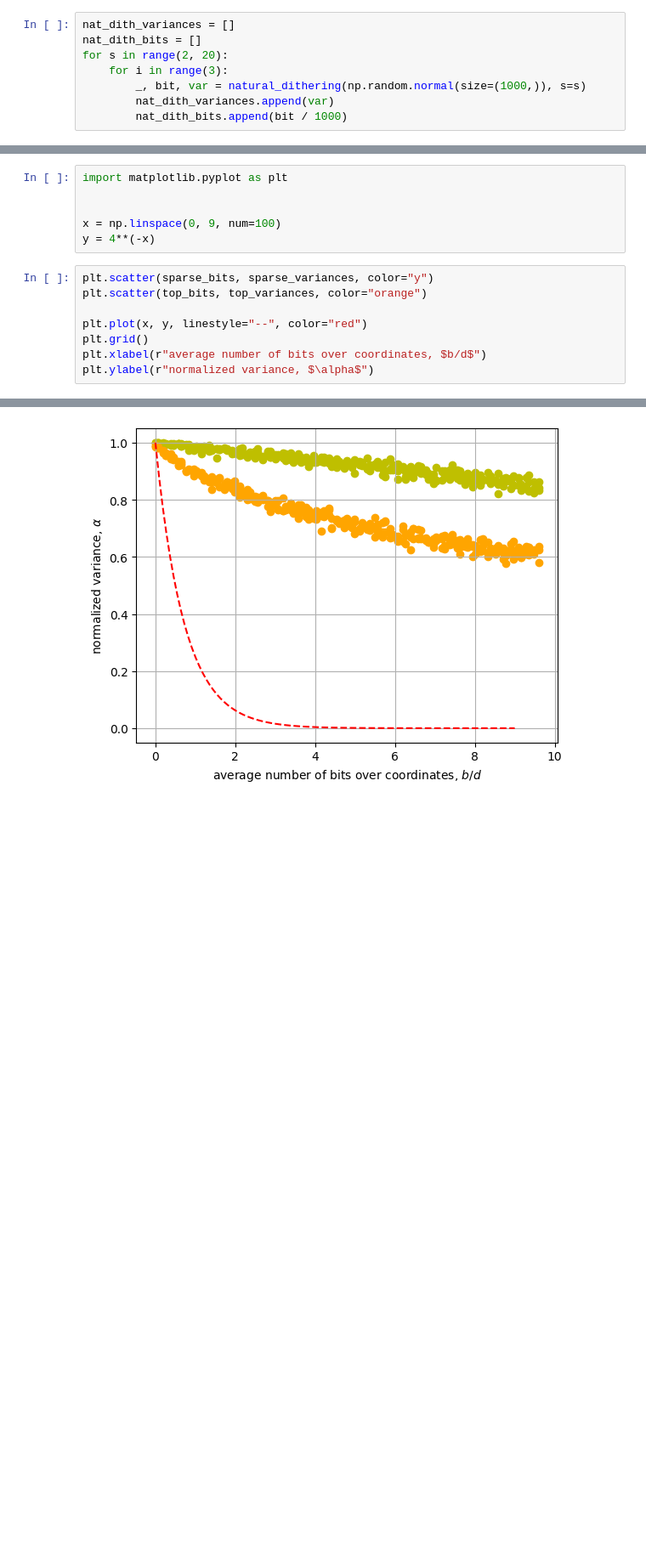
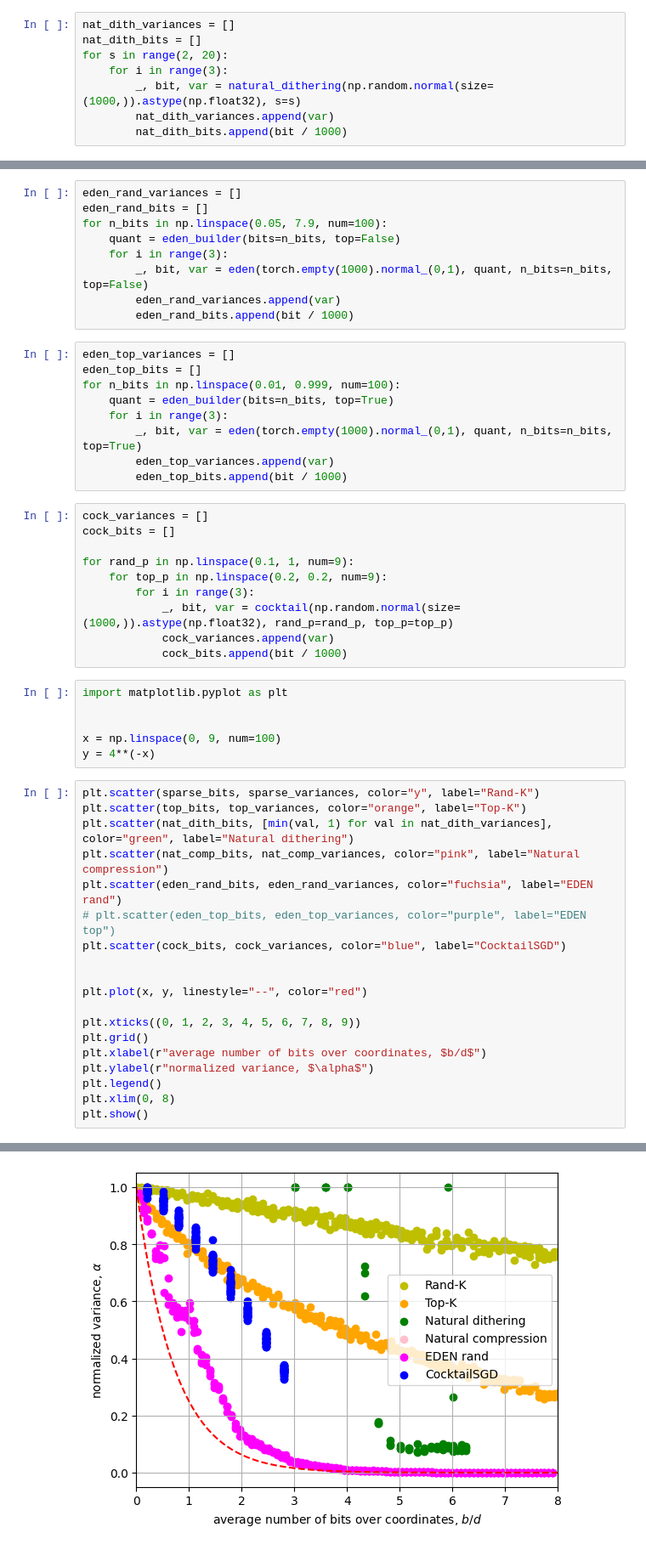
Before and after one commit to BlackSamorez/FL_playground, a Jupyter notebook: gd.ipynb, the cells around one changed output, grey strips where cells are left out. Shown: that part at 85% size. Cells and saved outputs as stored; diff of their text form; blank space fills up the shorter version.

```diff
--- a/gd.ipynb
+++ b/gd.ipynb
@@ -229,6 +210,6 @@ nat_dith_variances = []
 nat_dith_bits = []
 for s in range(2, 20):
     for i in range(3):
-        _, bit, var = natural_dithering(np.random.normal(size=(1000,)), s=s)
+        _, bit, var = natural_dithering(np.random.normal(size=(1000,)).astype(np.float32), s=s)
         nat_dith_variances.append(var)
         nat_dith_bits.append(bit / 1000)
@@ -235,3 +223,31 @@ for s in range(2, 20):
+# %%
+eden_rand_variances = []
+eden_rand_bits = []
+for n_bits in np.linspace(0.05, 7.9, num=100):
+    quant = eden_builder(bits=n_bits, top=False)
+    for i in range(3):
+        _, bit, var = eden(torch.empty(1000).normal_(0,1), quant, n_bits=n_bits, top=False)
+        eden_rand_variances.append(var)
+        eden_rand_bits.append(bit / 1000)
+# %%
+eden_top_variances = []
+eden_top_bits = []
+for n_bits in np.linspace(0.01, 0.999, num=100):
+    quant = eden_builder(bits=n_bits, top=True)
+    for i in range(3):
+        _, bit, var = eden(torch.empty(1000).normal_(0,1), quant, n_bits=n_bits, top=True)
+        eden_top_variances.append(var)
+        eden_top_bits.append(bit / 1000)
+# %%
+cock_variances = []
+cock_bits = []
+
+for rand_p in np.linspace(0.1, 1, num=9):
+    for top_p in np.linspace(0.2, 0.2, num=9):
+        for i in range(3):
+            _, bit, var = cocktail(np.random.normal(size=(1000,)).astype(np.float32), rand_p=rand_p, top_p=top_p)
+            cock_variances.append(var)
+            cock_bits.append(bit / 1000)
 # %%
 import matplotlib.pyplot as plt
 
@@ -239,11 +255,22 @@ import matplotlib.pyplot as plt
 x = np.linspace(0, 9, num=100)
 y = 4**(-x)
 # %%
-plt.scatter(sparse_bits, sparse_variances, color="y")
-plt.scatter(top_bits, top_variances, color="orange")
+plt.scatter(sparse_bits, sparse_variances, color="y", label="Rand-K")
+plt.scatter(top_bits, top_variances, color="orange", label="Top-K")
+plt.scatter(nat_dith_bits, [min(val, 1) for val in nat_dith_variances], color="green", label="Natural dithering")
+plt.scatter(nat_comp_bits, nat_comp_variances, color="pink", label="Natural compression")
+plt.scatter(eden_rand_bits, eden_rand_variances, color="fuchsia", label="EDEN rand")
+# plt.scatter(eden_top_bits, eden_top_variances, color="purple", label="EDEN top")
+plt.scatter(cock_bits, cock_variances, color="blue", label="CocktailSGD")
+
 
 plt.plot(x, y, linestyle="--", color="red")
+
+plt.xticks((0, 1, 2, 3, 4, 5, 6, 7, 8, 9))
 plt.grid()
 plt.xlabel(r"average number of bits over coordinates, $b/d$")
 plt.ylabel(r"normalized variance, $\alpha$")
+plt.legend()
+plt.xlim(0, 8)
+plt.show()
 # %% [output]
@@ -251 +277 @@ Text(0, 0.5, 'normalized variance, $\\alpha$')
-[figure, old version]
+[figure, new version]
```
Also changed, not shown: parts of 9 cells of this notebook, 1 other file.
